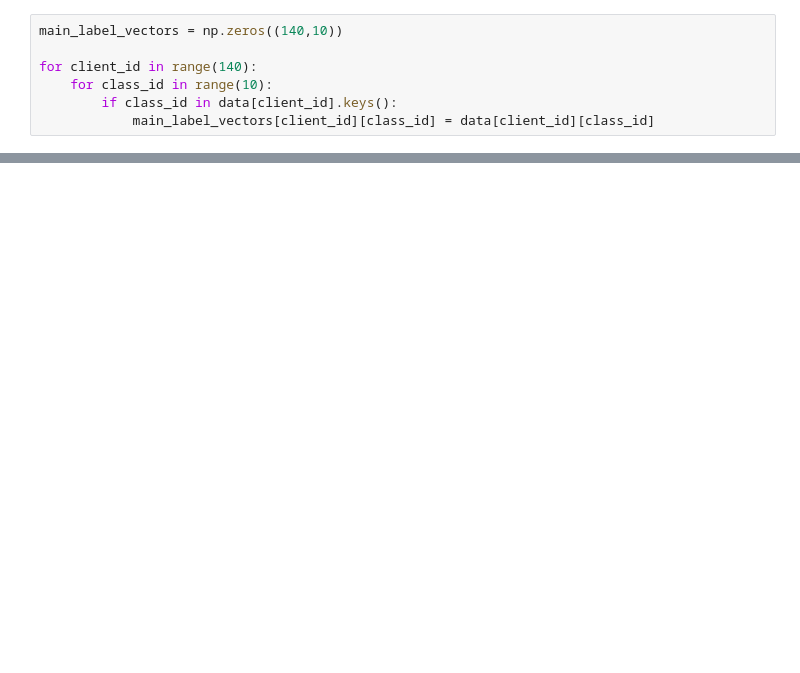
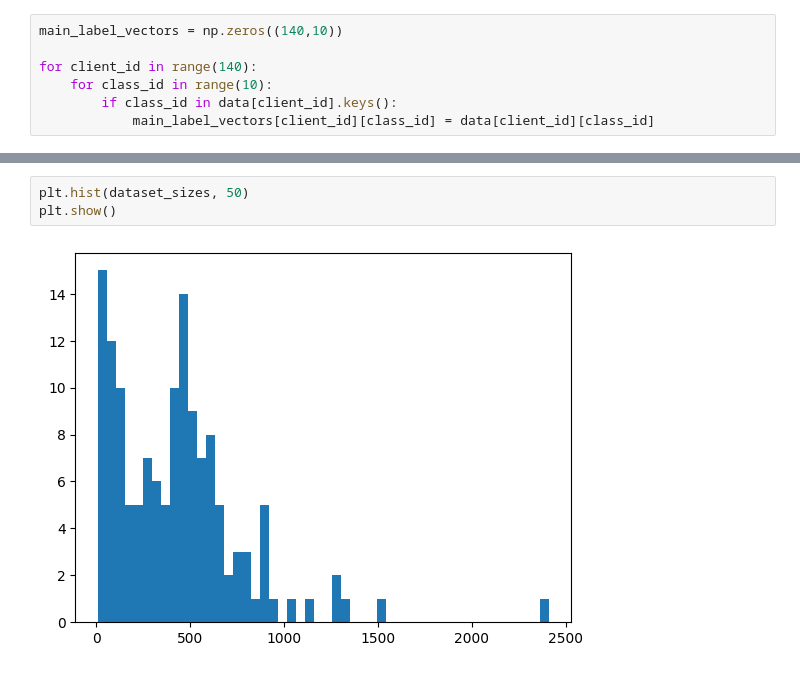
Before and after one commit to GoktugOcal/natadapt-x-flower, a Jupyter notebook: grouping.ipynb, the cells around one changed output, grey strips where cells are left out. Saved outputs shown, nothing was run; the diff lists cells and outputs as text; blank space fills up the shorter version.

```diff
--- a/grouping.ipynb
+++ b/grouping.ipynb
@@ -163,0 +450,5 @@ new_label_vectors.shape
+# %%
+plt.hist(dataset_sizes, 50)
+plt.show()
+# %% [output]
+[figure, added]
```
Also changed, not shown: parts of 13 cells of this notebook, 12 other files.
